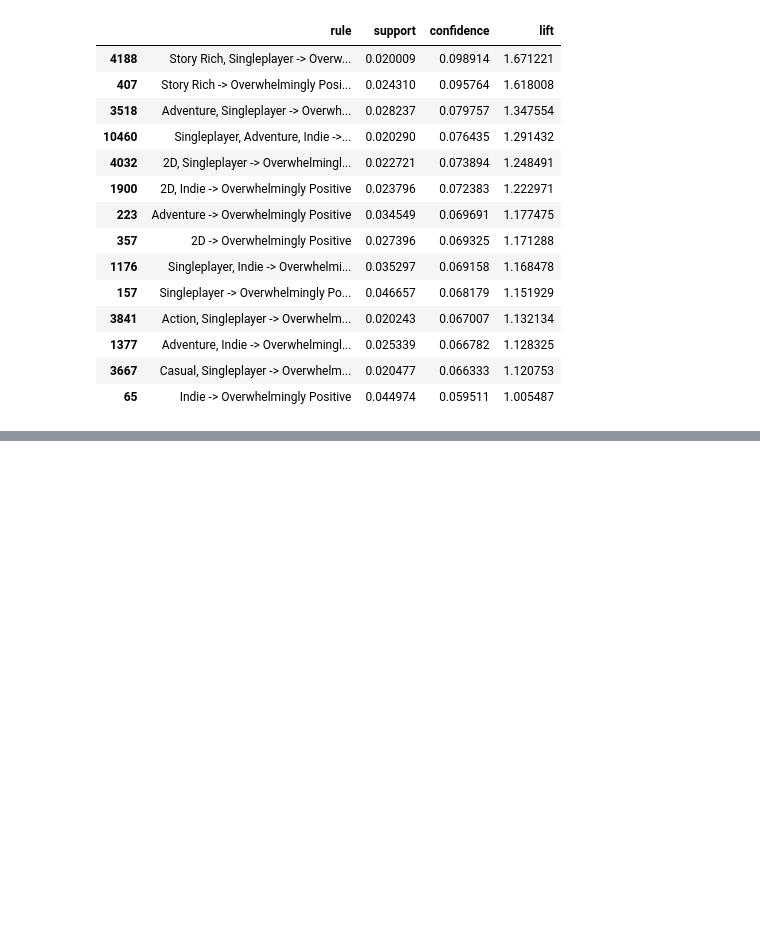
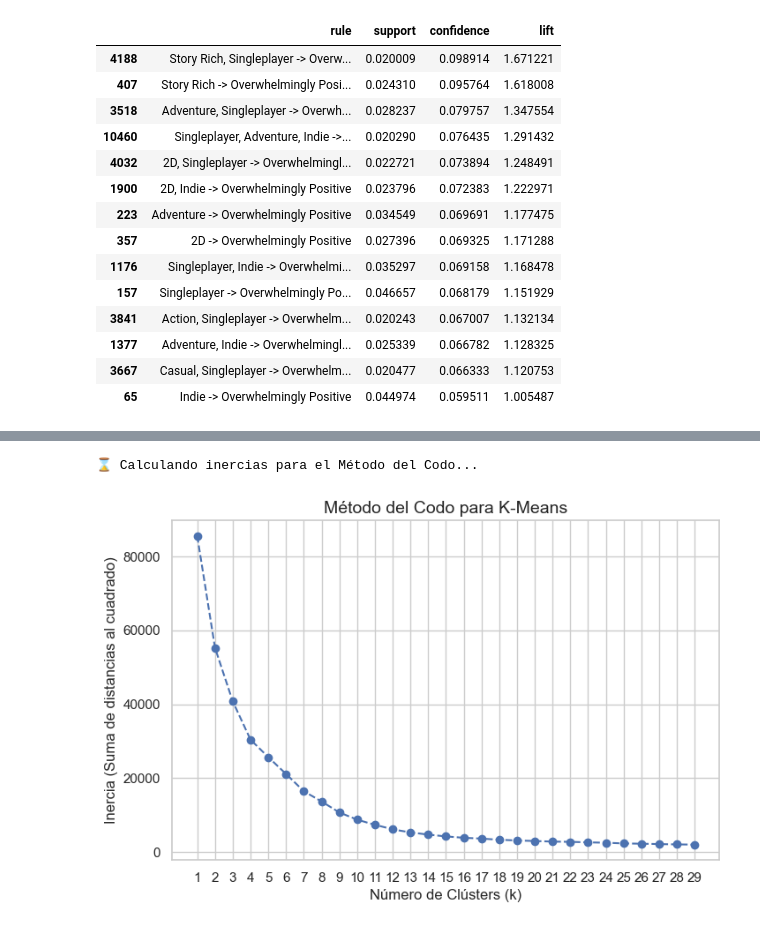
Before and after one commit to David-Felipe/ProyectoMineriaDatos, a Jupyter notebook: Iteracion 2/Codigo/02_topGames_AsctnAgrptn.ipynb, the cells around one changed output, grey strips where cells are left out. Drawn from its saved outputs; the diff is of its cells as text; code cells hidden in the pictures; blank space fills up the shorter version.

```diff
--- a/Iteracion 2/Codigo/02_topGames_AsctnAgrptn.ipynb
+++ b/Iteracion 2/Codigo/02_topGames_AsctnAgrptn.ipynb
@@ -442,0 +496,38 @@ display(reglas_exito[['rule', 'support', 'confidence', 'lift']].head(15))
+# %%
+from sklearn.preprocessing import StandardScaler
+from sklearn.cluster import KMeans
+import matplotlib.pyplot as plt
+
+# 1. Seleccionamos las columnas numéricas de interés
+cols_clustering = ['Price', 'Peak CCU', 'Positive', 'Average playtime forever']
+df_cluster = df[cols_clustering].copy()
+
+# Manejo de nulos por si acaso (los rellenamos con 0)
+df_cluster = df_cluster.fillna(0)
+
+# 2. Estandarización de los datos (Paso CRÍTICO en K-Means)
+scaler = StandardScaler()
+df_scaled = scaler.fit_transform(df_cluster)
+
+# 3. Método del Codo para encontrar el K óptimo
+inercia = []
+rango_k = range(1, 30)
+
+print("⌛ Calculando inercias para el Método del Codo...")
+for k in rango_k:
+    kmeans_temp = KMeans(n_clusters=k, random_state=42, n_init=10)
+    kmeans_temp.fit(df_scaled)
+    inercia.append(kmeans_temp.inertia_)
+
+# Gráfica del Codo
+plt.figure(figsize=(8, 5))
+plt.plot(rango_k, inercia, marker='o', linestyle='--', color='b')
+plt.title('Método del Codo para K-Means', fontsize=14)
+plt.xlabel('Número de Clústers (k)', fontsize=12)
+plt.ylabel('Inercia (Suma de distancias al cuadrado)', fontsize=12)
+plt.xticks(rango_k)
+plt.grid(True)
+plt.show()
+# %% [output]
+⌛ Calculando inercias para el Método del Codo...
+[figure, added]
```
Also changed, not shown: parts of 14 cells of this notebook.
